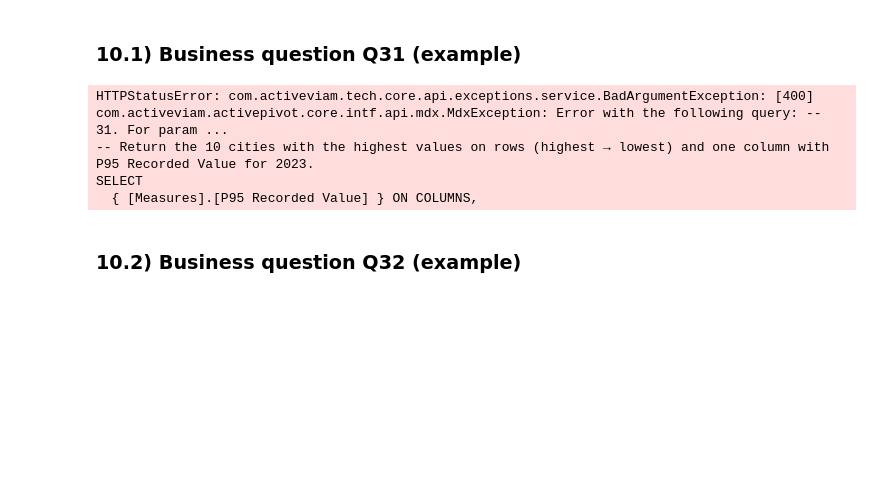
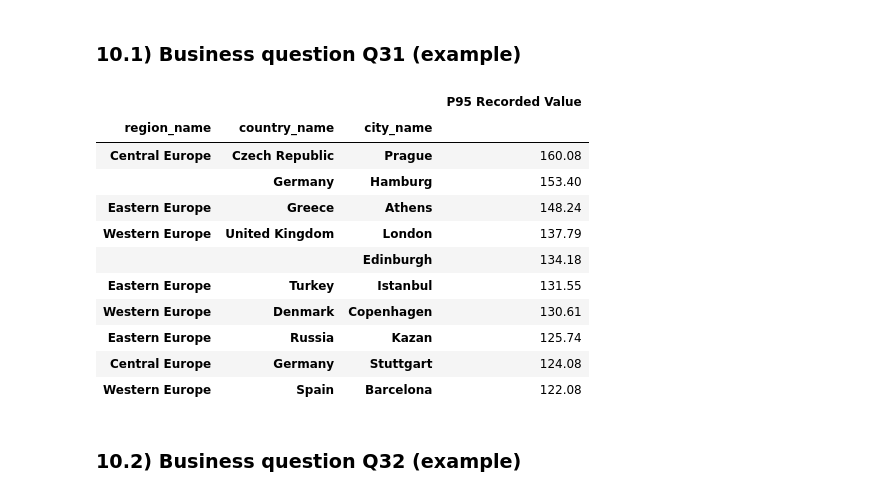
Before and after one commit to melcidar/BusinessIntelligenceProject, a Jupyter notebook: BI_2025_Assignment_2_Group_034/DWH2_034/AirQ_Part2_034.ipynb, the cells around one changed output. Saved outputs shown, nothing was run; the diff lists cells and outputs as text; code cells hidden in the pictures; blank space fills up the shorter version.

```diff
--- a/BI_2025_Assignment_2_Group_034/DWH2_034/AirQ_Part2_034.ipynb
+++ b/BI_2025_Assignment_2_Group_034/DWH2_034/AirQ_Part2_034.ipynb
@@ -564,27 +621,34 @@ def mdx(line, cell):
 # %%
 %%mdx
 
 -- 31. For parameter O3, list the Top 10 Cities by P95 Recorded Value for 2023.
 -- Return the 10 cities with the highest values on rows (highest → lowest) and one column with P95 Recorded Value for 2023.
-SELECT
-  { [Measures].[P95 Recorded Value] } ON COLUMNS,
+SELECT { [Measures].[P95 Recorded Value] } ON COLUMNS,
   TOPCOUNT(
     NONEMPTY(
       [dim_city].[Geo].[city_name].Members,
       [Measures].[P95 Recorded Value]
     ),
     10, [Measures].[P95 Recorded Value]
   ) ON ROWS
 FROM [AirQ Cube]
 WHERE (
   [dim_timemonth].[Time].[year_num].&[2023],
   [dim_param].[Param].[param_name].&[O3]
 )
 # %% [output]
-HTTPStatusError: com.activeviam.tech.core.api.exceptions.service.BadArgumentException: [400] com.activeviam.activepivot.core.intf.api.mdx.MdxException: Error with the following query: -- 31. For param ...
--- Return the 10 cities with the highest values on rows (highest → lowest) and one column with P95 Recorded Value for 2023.
-SELECT
-  { [Measures].[P95 Recorded Value] } ON COLUMNS,
+|  |  |  | P95 Recorded Value |
+| region_name | country_name | city_name |  |
+| Central Europe | Czech Republic | Prague | 160.08 |
+|  | Germany | Hamburg | 153.40 |
+| Eastern Europe | Greece | Athens | 148.24 |
+| Western Europe | United Kingdom | London | 137.79 |
+|  |  | Edinburgh | 134.18 |
+| Eastern Europe | Turkey | Istanbul | 131.55 |
+| Western Europe | Denmark | Copenhagen | 130.61 |
+| Eastern Europe | Russia | Kazan | 125.74 |
+| Central Europe | Germany | Stuttgart | 124.08 |
+| Western Europe | Spain | Barcelona | 122.08 |
 # %% [markdown]
 ### 10.2) Business question Q32 (example)
 # %%
```
Also changed, not shown: parts of 12 cells of this notebook, 26 other files.
